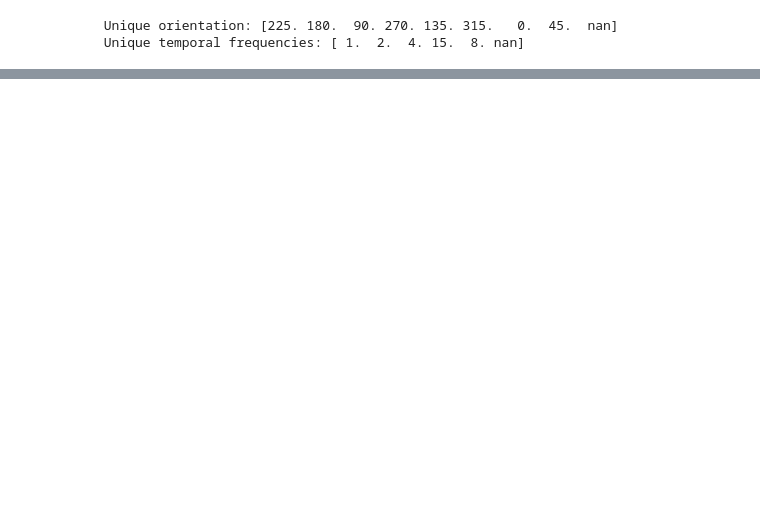
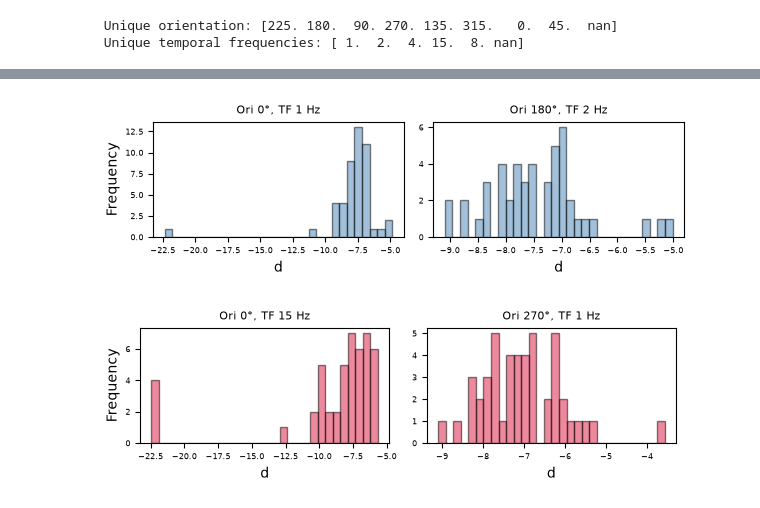
Before and after one commit to MartinGruber15/neural_data_science_project, a Jupyter notebook: notebooks/gpfa_drifitng_gratings.ipynb, the cells around one changed output, grey strips where cells are left out. Saved outputs shown, nothing was run; the diff lists cells and outputs as text; code cells hidden in the pictures; blank space fills up the shorter version.

```diff
--- a/notebooks/gpfa_drifitng_gratings.ipynb
+++ b/notebooks/gpfa_drifitng_gratings.ipynb
@@ -693,0 +305,21 @@ plt.show()
+# %%
+fig, axes = plot_param_histograms(
+    fits,
+    param_name="d",
+    bins=30,
+    running_phase=0,
+    trial_keys=top_trial_keys_per_phase[0][:NR_MODELS_TO_PLOT]
+    )
+plt.show()
+
+fig, axes = plot_param_histograms(
+    fits,
+    param_name="d",
+    bins=30,
+    running_phase=1,
+    trial_keys=top_trial_keys_per_phase[1][:NR_MODELS_TO_PLOT]
+    )
+plt.show()
+# %% [output]
+[figure, added]
+[figure, added]
```
Also changed, not shown: parts of 64 cells of this notebook, 1 other file.
